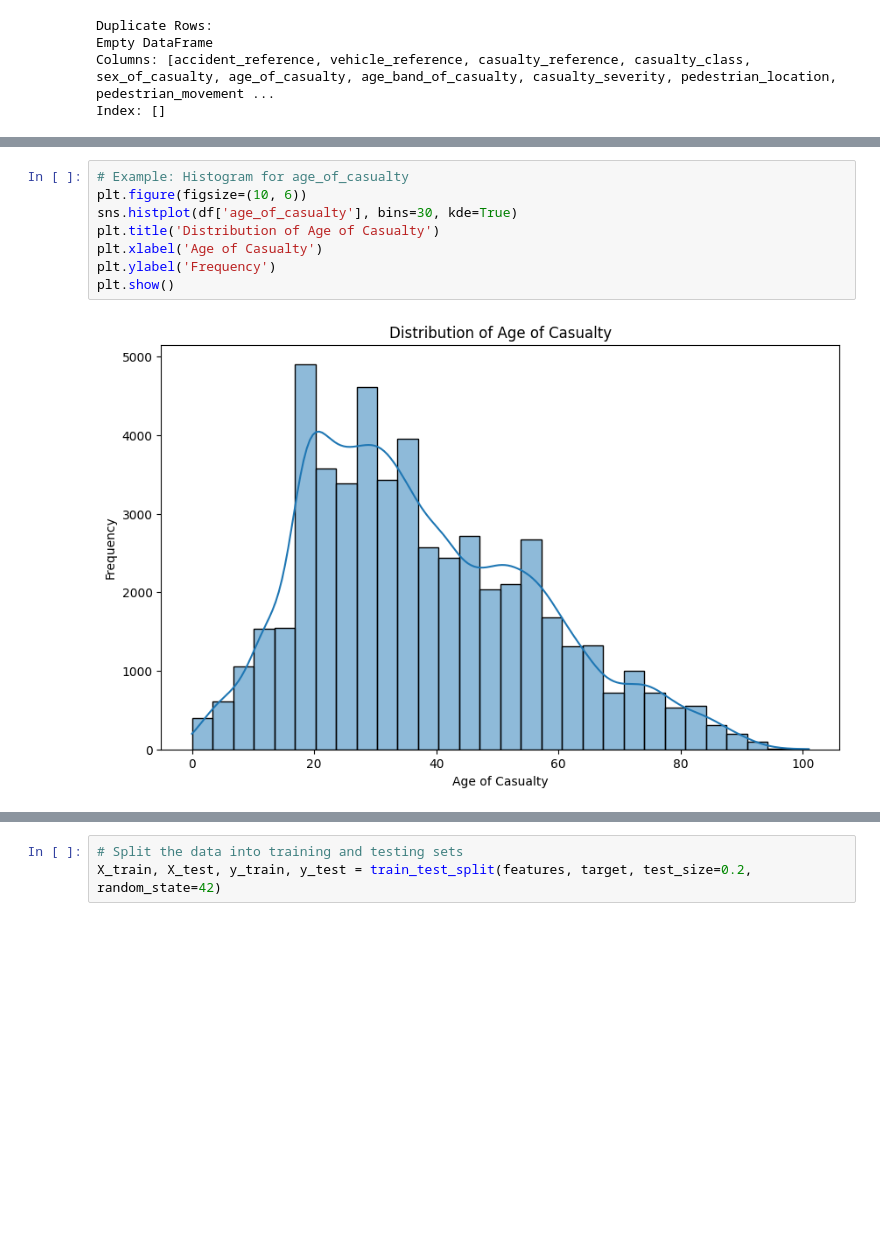
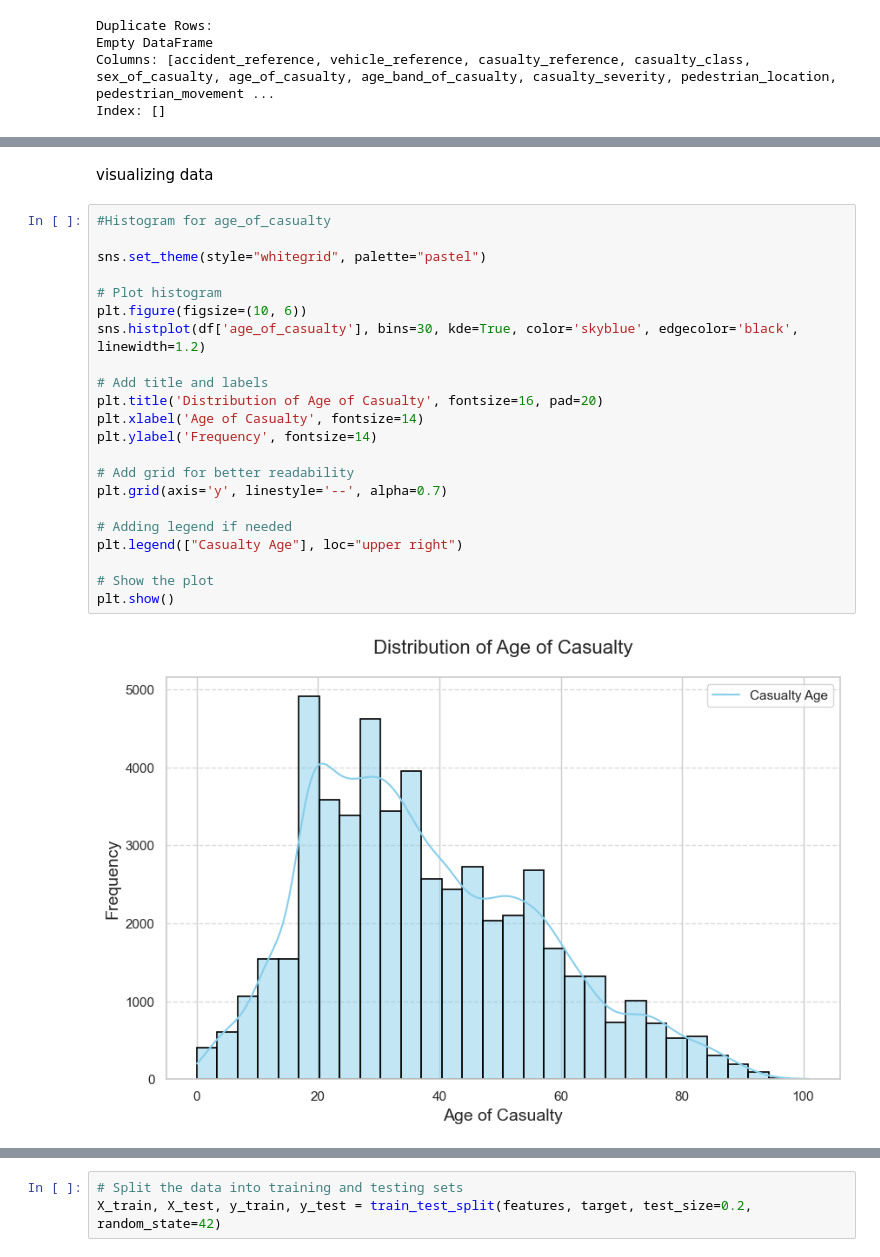
Before and after one commit to AminHeidariSardabi/dft-road-casualty-statistics-casualty-provisional-mid-year-unvalidated-2022, a Jupyter notebook: main.ipynb, the cells around one changed output, grey strips where cells are left out. Saved outputs shown, nothing was run; the diff lists cells and outputs as text; blank space fills up the shorter version.

```diff
--- a/main.ipynb
+++ b/main.ipynb
@@ -234,13 +256,29 @@ Name: count, Length: 42124, dtype: int64
+# %% [markdown]
+visualizing data
 # %%
-# Example: Histogram for age_of_casualty
+#Histogram for age_of_casualty
+
+sns.set_theme(style="whitegrid", palette="pastel")
+
+# Plot histogram
 plt.figure(figsize=(10, 6))
-sns.histplot(df['age_of_casualty'], bins=30, kde=True)
-plt.title('Distribution of Age of Casualty')
-plt.xlabel('Age of Casualty')
-plt.ylabel('Frequency')
+sns.histplot(df['age_of_casualty'], bins=30, kde=True, color='skyblue', edgecolor='black', linewidth=1.2)
+
+# Add title and labels
+plt.title('Distribution of Age of Casualty', fontsize=16, pad=20)
+plt.xlabel('Age of Casualty', fontsize=14)
+plt.ylabel('Frequency', fontsize=14)
+
+# Add grid for better readability
+plt.grid(axis='y', linestyle='--', alpha=0.7)
+
+# Adding legend if needed
+plt.legend(["Casualty Age"], loc="upper right")
+
+# Show the plot
 plt.show()
 # %% [output]
-[figure, old version]
+[figure, new version]
 # %%
 plt.figure(figsize=(10, 6))
 sns.countplot(x='casualty_class', data=df)
```
Also changed, not shown: parts of 45 cells of this notebook, 17 other files.
